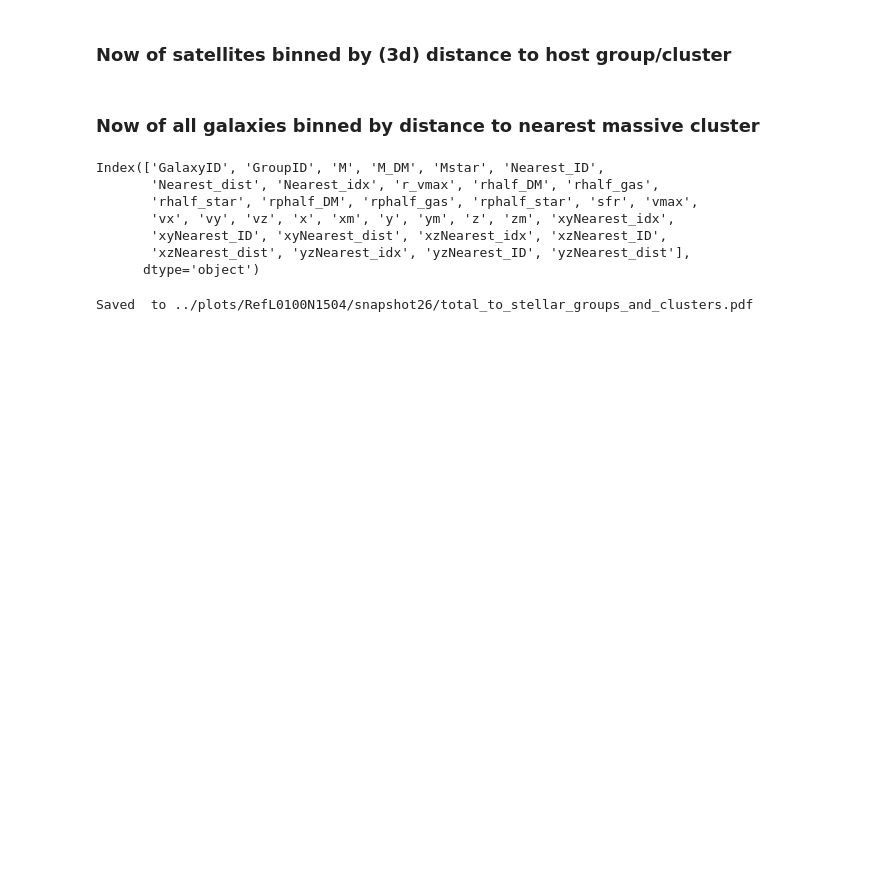
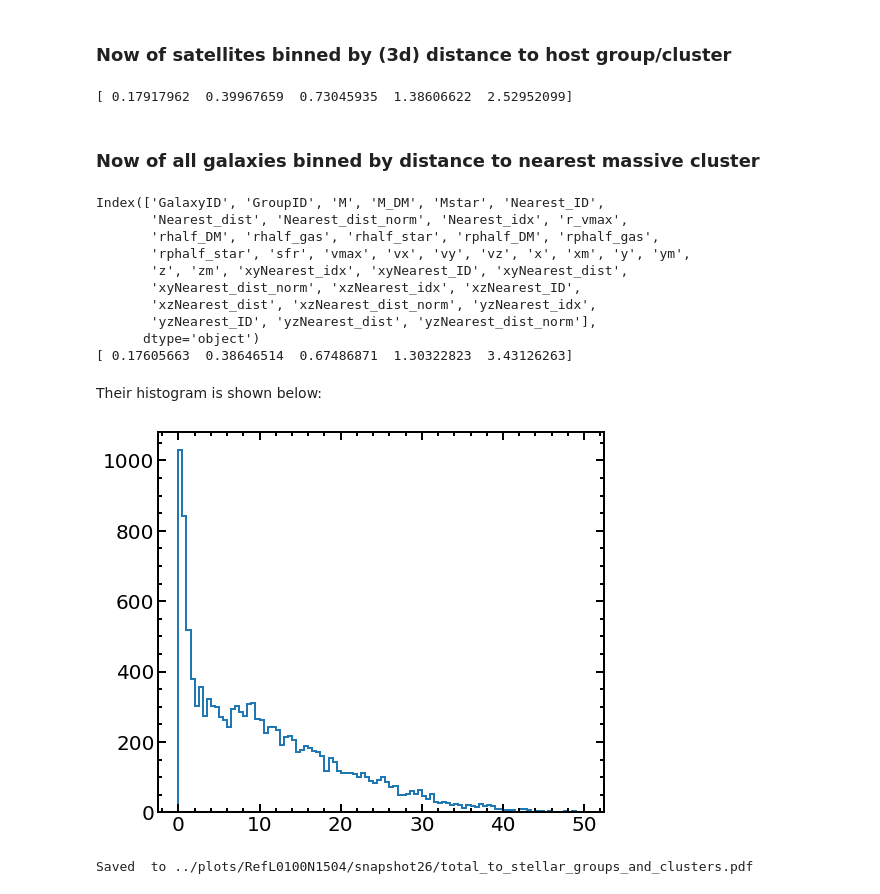
Before and after one commit to cristobal-sifon/eagle-satellites, a Jupyter notebook: notebooks/explore.ipynb, the cells around one changed output. Drawn from its saved outputs; the diff is of its cells as text; code cells hidden in the pictures; blank space fills up the shorter version.

```diff
--- a/notebooks/explore.ipynb
+++ b/notebooks/explore.ipynb
@@ -356,11 +409,18 @@ print(msub)
 # %%
-Rbins = np.array([0.01, 0.3, 0.5, 1, 2, 5, 10, 20])
+Rbins = np.array([0.01, 0.3, 0.5, 1, 2, 5])
 R = (Rbins[:-1]+Rbins[1:]) / 2
+#print(satgr.columns)
+
 # Note that cluster sizes are given in pkpc
-sRbinned = satgr.groupby([scut, pd.cut(1000*satgr.dist_host/satgr.R200m, Rbins)])
+sRbinned = satgr.groupby([scut, pd.cut(satgr.dist_host_norm, Rbins)])
 #print(satgr.dist_host/satgr.R200m)
 msub_R = sRbinned.mean().M_sat.values.reshape((mstar.size,R.size))
 #print(msub_R)
+# average normalized cluster-centric distance
+Ravg_sat = mean(sRbinned, 'dist_host_norm', (mstar.size,R.size))
+print(Ravg_sat)
+# %% [output]
+[ 0.17917962  0.39967659  0.73045935  1.38606622  2.52952099]
 # %% [markdown]
 ### Now of all galaxies binned by distance to nearest massive cluster
 # %%
@@ -368,12 +428,26 @@ print(galcl.columns)
 clbinned = galcl.groupby([pd.cut(galcl.Mstar, mstarbins),
                           pd.cut(galcl.Nearest_dist, Rbins)])
 msub_cl = clbinned.mean().M.values.reshape((mstar.size,R.size))
+Ravg_cl = mean(clbinned, 'Nearest_dist_norm', (mstar.size,R.size))
+print(Ravg_cl)
 # %% [output]
 Index(['GalaxyID', 'GroupID', 'M', 'M_DM', 'Mstar', 'Nearest_ID',
-       'Nearest_dist', 'Nearest_idx', 'r_vmax', 'rhalf_DM', 'rhalf_gas',
-       'rhalf_star', 'rphalf_DM', 'rphalf_gas', 'rphalf_star', 'sfr', 'vmax',
-       'vx', 'vy', 'vz', 'x', 'xm', 'y', 'ym', 'z', 'zm', 'xyNearest_idx',
-       'xyNearest_ID', 'xyNearest_dist', 'xzNearest_idx', 'xzNearest_ID',
-       'xzNearest_dist', 'yzNearest_idx', 'yzNearest_ID', 'yzNearest_dist'],
+       'Nearest_dist', 'Nearest_dist_norm', 'Nearest_idx', 'r_vmax',
+       'rhalf_DM', 'rhalf_gas', 'rhalf_star', 'rphalf_DM', 'rphalf_gas',
+       'rphalf_star', 'sfr', 'vmax', 'vx', 'vy', 'vz', 'x', 'xm', 'y', 'ym',
+       'z', 'zm', 'xyNearest_idx', 'xyNearest_ID', 'xyNearest_dist',
+       'xyNearest_dist_norm', 'xzNearest_idx', 'xzNearest_ID',
+       'xzNearest_dist', 'xzNearest_dist_norm', 'yzNearest_idx',
+       'yzNearest_ID', 'yzNearest_dist', 'yzNearest_dist_norm'],
       dtype='object')
+[ 0.17605663  0.38646514  0.67486871  1.30322823  3.43126263]
+# %% [markdown]
+Their histogram is shown below:
+# %%
+fig, ax = plt.subplots(figsize=(8,7))
+bins_Rhist = np.arange(0, 50.01, 0.5)
+ax.hist(satcl.Nearest_dist_norm, bins_Rhist, histtype='step', lw=2);
+#ax.set_yscale('log');
+# %% [output]
+[figure, added]
 # %%
```
Also changed, not shown: parts of 14 cells of this notebook, 6 other files.
